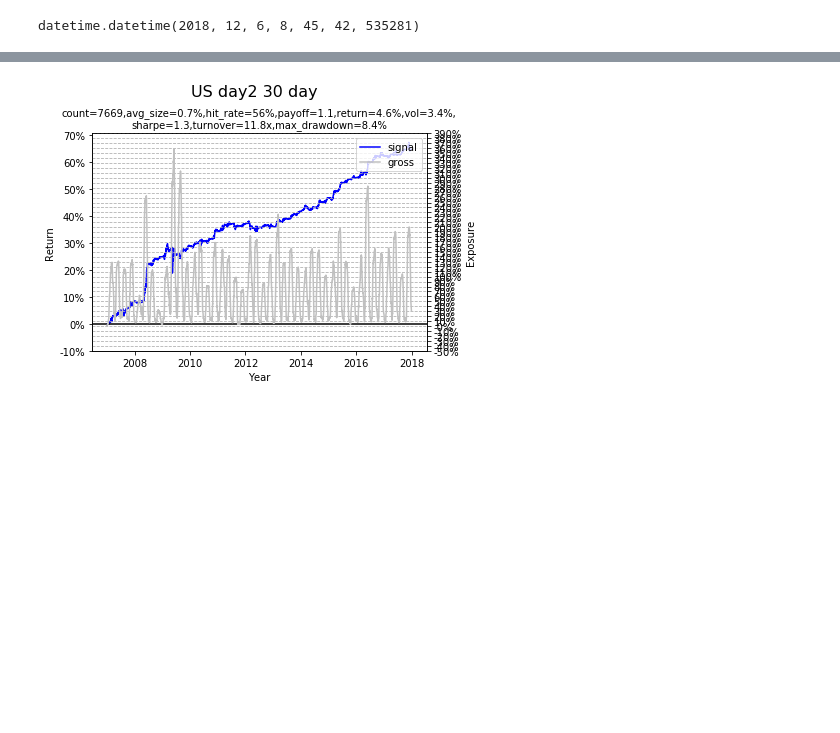
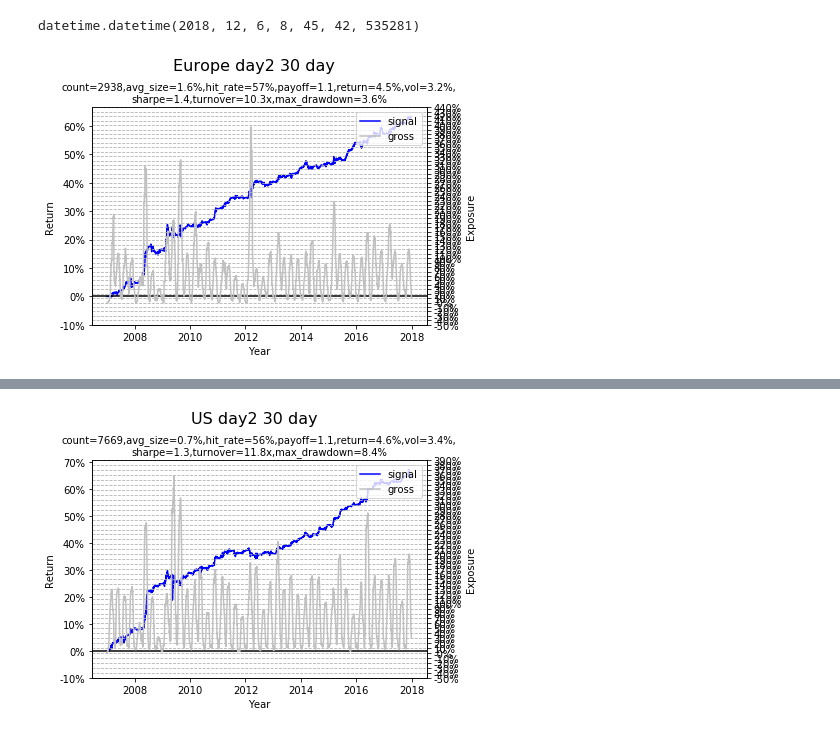
Before and after one commit to zliyclh/post_result, a Jupyter notebook: Signal 1 new version.ipynb, the cells around one changed output, grey strips where cells are left out. Cells and saved outputs as stored; diff of their text form; code cells hidden in the pictures; blank space fills up the shorter version.

Commit message:
index as a separate spreadsheet to input price_index

```diff
--- a/Signal 1 new version.ipynb
+++ b/Signal 1 new version.ipynb
@@ -93,7 +111,7 @@ def SQL_fundamentals(region,abs_return):
 
     data.index=pd.MultiIndex.from_tuples(data.apply(lambda x:(x.name,x["Date"],x["Next"]),axis=1))
 
-    for s in ["Revision","Revision vol","Market cap","Volume","EPS","Broker"]:
+    for s in ["Revision","Revision vol","Market cap","Volume"]:
         data[s]=pd.to_numeric(data[s])
 
     '''
@@ -113,5 +152,9 @@ US_price,abs_return_US=SQL_price('US',2006,2017)
 # %%
 US=SQL_fundamentals("US",abs_return_US)
+# %%
+Europe_price,abs_return_Europe=SQL_price('Europe',2006,2017)
+# %%
+Europe=SQL_fundamentals("Europe",abs_return_Europe)
 # %% [markdown]
 # 3. Utility functions
 # %%
@@ -607,3 +650,12 @@ class signal(object):
 datetime.now()
 # %% [output]
 datetime.datetime(2018, 12, 6, 8, 45, 42, 535281)
+# %%
+Europe_day2_30d=signal(fundamental_df=Europe,
+                   price_df=Europe_price,
+                   EAR_period=2,
+                   long_criteria=((1,1000),(0.03,1000),None,None),
+                   short_criteria=((-1000,-2),(-1000,-0.03),None,(5000,10000000)),
+                   holding=30,
+                   start=pd.Timestamp(2007,1,1),
+                   end=pd.Timestamp(2017,12,31))
@@ -609,0 +679,4 @@ datetime.datetime(2018, 12, 6, 8, 45, 42, 535281)
+# %%
+Europe_day2_30d.plot_account("Europe day2 30 day")
+# %% [output]
+[figure, added]
```
Also changed, not shown: parts of 24 cells of this notebook, 5 other files.
